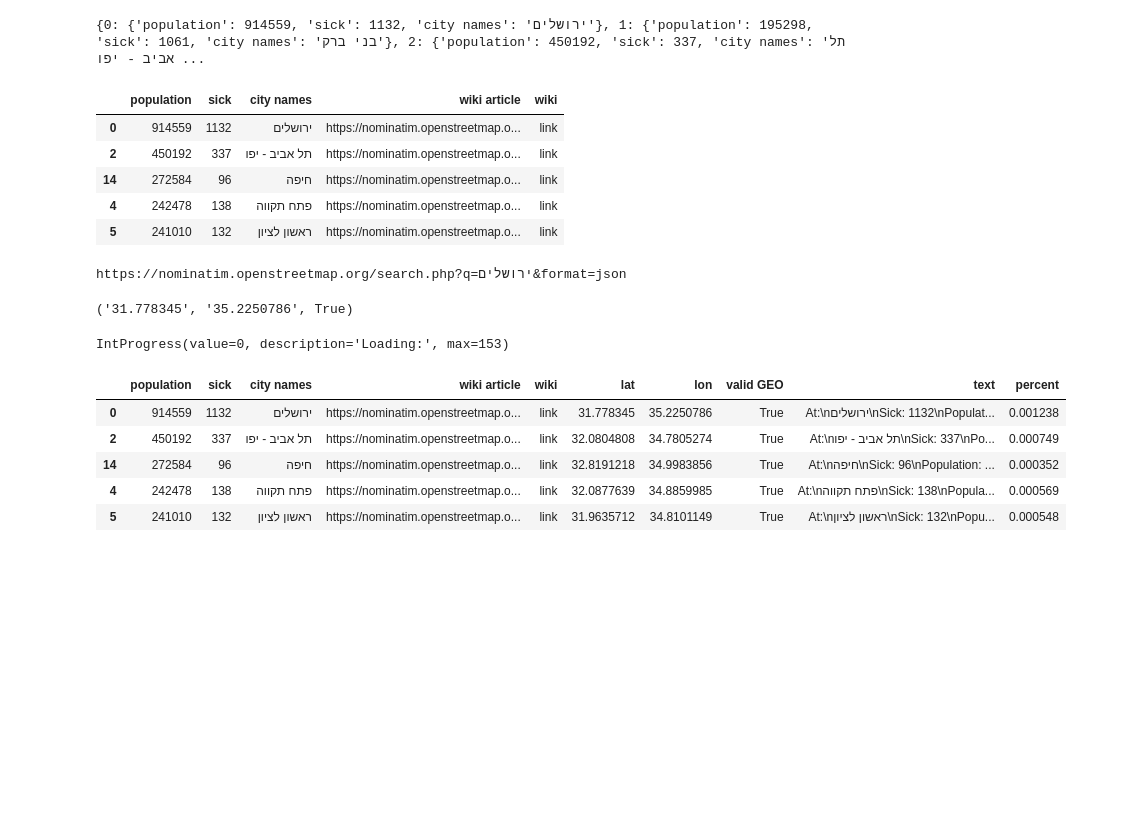
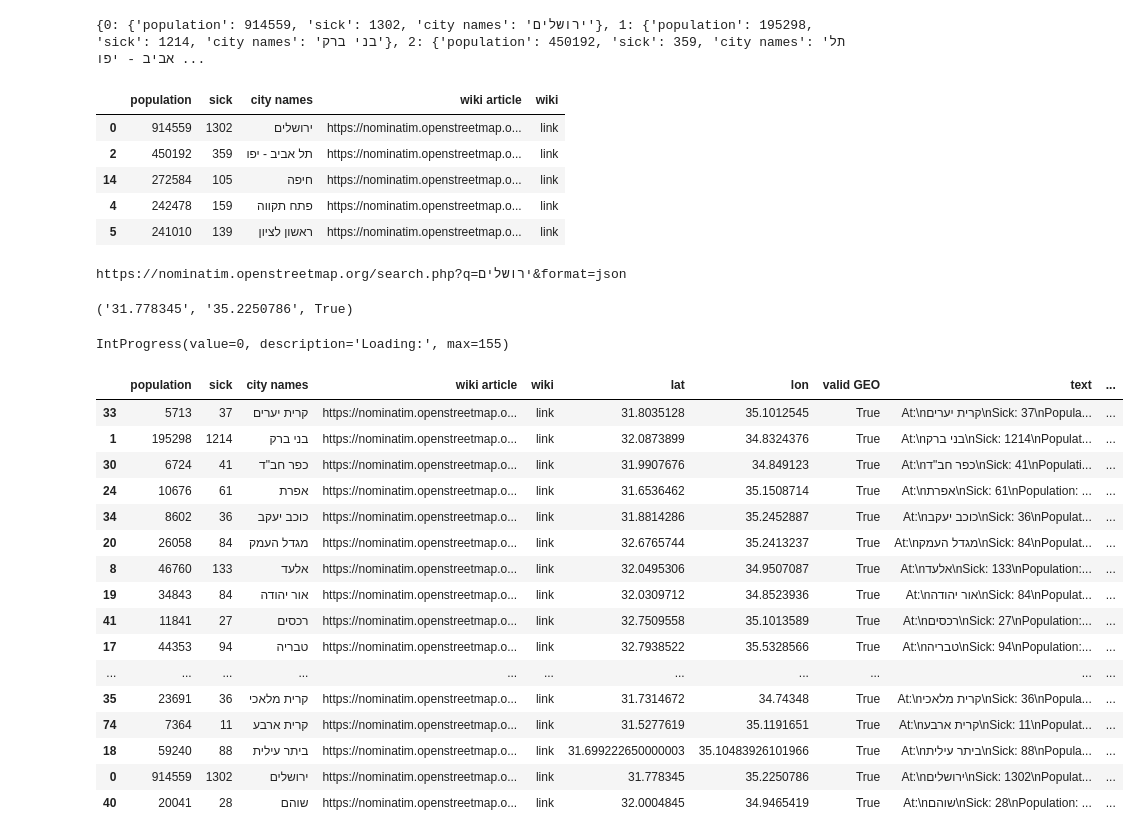
Before and after one commit to nick-armenta/coronaJupyter, a Jupyter notebook: corona cities.ipynb, the cells around one changed output. Saved outputs shown, nothing was run; the diff lists cells and outputs as text; code cells hidden in the pictures; blank space fills up the shorter version.

```diff
--- a/corona cities.ipynb
+++ b/corona cities.ipynb
@@ -3,7 +3,7 @@ import pandas as pd
 from IPython.display import display, HTML
 # %%
 dict_cities = {}
-cities_file = open("corona_cities_apr_3.txt","r",encoding="utf-8")
+cities_file = open("corona_cities_apr_5.txt","r",encoding="utf-8")
 index_ = 0
 for line_ in cities_file:
     parts = line_.split()
@@ -19,7 +19,7 @@ for line_ in cities_file:
     index_ = index_ + 1
 print(dict_cities)
 # %% [output]
-{0: {'population': 914559, 'sick': 1132, 'city names': 'ירושלים'}, 1: {'population': 195298, 'sick': 1061, 'city names': 'בני ברק'}, 2: {'population': 450192, 'sick': 337, 'city names': 'תל אביב - יפו ...
+{0: {'population': 914559, 'sick': 1302, 'city names': 'ירושלים'}, 1: {'population': 195298, 'sick': 1214, 'city names': 'בני ברק'}, 2: {'population': 450192, 'sick': 359, 'city names': 'תל אביב - יפו ...
 # %%
 cities_pretty = pd.DataFrame.from_dict(dict_cities, orient='index')
 cities_pretty['wiki article'] = ["""https://nominatim.openstreetmap.org/search.php?q="""+str(i)+"""&format=json""" for i in cities_pretty['city names']]
@@ -27,11 +27,11 @@ cities_pretty['wiki'] = cities_pretty['wiki article'].apply(lambda x: '<a href="
 display(HTML(cities_pretty.sort_values(by=['population'],ascending=False).head().to_html(escape=False)))
 # %% [output]
 |  | population | sick | city names | wiki article | wiki |
-| 0 | 914559 | 1132 | ירושלים | https://nominatim.openstreetmap.o... | link |
-| 2 | 450192 | 337 | תל אביב - יפו | https://nominatim.openstreetmap.o... | link |
-| 14 | 272584 | 96 | חיפה | https://nominatim.openstreetmap.o... | link |
-| 4 | 242478 | 138 | פתח תקווה | https://nominatim.openstreetmap.o... | link |
-| 5 | 241010 | 132 | ראשון לציון | https://nominatim.openstreetmap.o... | link |
+| 0 | 914559 | 1302 | ירושלים | https://nominatim.openstreetmap.o... | link |
+| 2 | 450192 | 359 | תל אביב - יפו | https://nominatim.openstreetmap.o... | link |
+| 14 | 272584 | 105 | חיפה | https://nominatim.openstreetmap.o... | link |
+| 4 | 242478 | 159 | פתח תקווה | https://nominatim.openstreetmap.o... | link |
+| 5 | 241010 | 139 | ראשון לציון | https://nominatim.openstreetmap.o... | link |
 # %%
 import requests
 import json
@@ -93,22 +93,34 @@ for n, i in enumerate(cities_pretty['wiki article']):
     valids.append(valid_geo)
     bar.value = (n+1)
 # %% [output]
-IntProgress(value=0, description='Loading:', max=153)
+IntProgress(value=0, description='Loading:', max=155)
 # %%
 cities_pretty['lat'] = lats
 cities_pretty['lon'] = lons
 cities_pretty['valid GEO'] = valids
-cities_pretty['text'] = 'At:\n' + cities_pretty['city names'] +'\nSick: '+ cities_pretty['sick'].astype(str) + '\nPopulation: ' + cities_pretty['population'].astype(str)
 # %%
-display(HTML(cities_pretty.sort_values(by=['population'],ascending=False).head().to_html(escape=False)))
+cities_pretty['per 1000'] = cities_pretty['sick']/cities_pretty['population']*1000
+display(HTML(cities_pretty.sort_values(by=['per 1000'],ascending=False).head(20).to_html(escape=False)))
+cities_pretty['text'] = 'At:\n' + cities_pretty['city names'] +'\nSick: '+ cities_pretty['sick'].astype(str) + '\nPopulation: ' + cities_pretty['population'].astype(str)+ '\nPer 1000: ' + cities_pretty['per 1000'].astype(str)
 cities_pretty.sort_values(by=['population'],ascending=False).to_csv('CompleteCities.csv')
 # %% [output]
-|  | population | sick | city names | wiki article | wiki | lat | lon | valid GEO | text | percent |
-| 0 | 914559 | 1132 | ירושלים | https://nominatim.openstreetmap.o... | link | 31.778345 | 35.2250786 | True | At:\nירושלים\nSick: 1132\nPopulat... | 0.001238 |
-| 2 | 450192 | 337 | תל אביב - יפו | https://nominatim.openstreetmap.o... | link | 32.0804808 | 34.7805274 | True | At:\nתל אביב - יפו\nSick: 337\nPo... | 0.000749 |
-| 14 | 272584 | 96 | חיפה | https://nominatim.openstreetmap.o... | link | 32.8191218 | 34.9983856 | True | At:\nחיפה\nSick: 96\nPopulation: ... | 0.000352 |
-| 4 | 242478 | 138 | פתח תקווה | https://nominatim.openstreetmap.o... | link | 32.0877639 | 34.8859985 | True | At:\nפתח תקווה\nSick: 138\nPopula... | 0.000569 |
-| 5 | 241010 | 132 | ראשון לציון | https://nominatim.openstreetmap.o... | link | 31.9635712 | 34.8101149 | True | At:\nראשון לציון\nSick: 132\nPopu... | 0.000548 |
+|  | population | sick | city names | wiki article | wiki | lat | lon | valid GEO | text | ... |
+| 33 | 5713 | 37 | קרית יערים | https://nominatim.openstreetmap.o... | link | 31.8035128 | 35.1012545 | True | At:\nקרית יערים\nSick: 37\nPopula... | ... |
+| 1 | 195298 | 1214 | בני ברק | https://nominatim.openstreetmap.o... | link | 32.0873899 | 34.8324376 | True | At:\nבני ברק\nSick: 1214\nPopulat... | ... |
+| 30 | 6724 | 41 | כפר חב"ד | https://nominatim.openstreetmap.o... | link | 31.9907676 | 34.849123 | True | At:\nכפר חב"ד\nSick: 41\nPopulati... | ... |
+| 24 | 10676 | 61 | אפרת | https://nominatim.openstreetmap.o... | link | 31.6536462 | 35.1508714 | True | At:\nאפרת\nSick: 61\nPopulation: ... | ... |
+| 34 | 8602 | 36 | כוכב יעקב | https://nominatim.openstreetmap.o... | link | 31.8814286 | 35.2452887 | True | At:\nכוכב יעקב\nSick: 36\nPopulat... | ... |
+| 20 | 26058 | 84 | מגדל העמק | https://nominatim.openstreetmap.o... | link | 32.6765744 | 35.2413237 | True | At:\nמגדל העמק\nSick: 84\nPopulat... | ... |
+| 8 | 46760 | 133 | אלעד | https://nominatim.openstreetmap.o... | link | 32.0495306 | 34.9507087 | True | At:\nאלעד\nSick: 133\nPopulation:... | ... |
+| 19 | 34843 | 84 | אור יהודה | https://nominatim.openstreetmap.o... | link | 32.0309712 | 34.8523936 | True | At:\nאור יהודה\nSick: 84\nPopulat... | ... |
+| 41 | 11841 | 27 | רכסים | https://nominatim.openstreetmap.o... | link | 32.7509558 | 35.1013589 | True | At:\nרכסים\nSick: 27\nPopulation:... | ... |
+| 17 | 44353 | 94 | טבריה | https://nominatim.openstreetmap.o... | link | 32.7938522 | 35.5328566 | True | At:\nטבריה\nSick: 94\nPopulation:... | ... |
+| ... | ... | ... | ... | ... | ... | ... | ... | ... | ... | ... |
+| 35 | 23691 | 36 | קרית מלאכי | https://nominatim.openstreetmap.o... | link | 31.7314672 | 34.74348 | True | At:\nקרית מלאכי\nSick: 36\nPopula... | ... |
+| 74 | 7364 | 11 | קרית ארבע | https://nominatim.openstreetmap.o... | link | 31.5277619 | 35.1191651 | True | At:\nקרית ארבע\nSick: 11\nPopulat... | ... |
+| 18 | 59240 | 88 | ביתר עילית | https://nominatim.openstreetmap.o... | link | 31.699222650000003 | 35.10483926101966 | True | At:\nביתר עילית\nSick: 88\nPopula... | ... |
+| 0 | 914559 | 1302 | ירושלים | https://nominatim.openstreetmap.o... | link | 31.778345 | 35.2250786 | True | At:\nירושלים\nSick: 1302\nPopulat... | ... |
+| 40 | 20041 | 28 | שוהם | https://nominatim.openstreetmap.o... | link | 32.0004845 | 34.9465419 | True | At:\nשוהם\nSick: 28\nPopulation: ... | ... |
 # %%
 import plotly.express as px
 import plotly.io as pio
```
Also changed, not shown: parts of 2 cells of this notebook, 3 other files.
